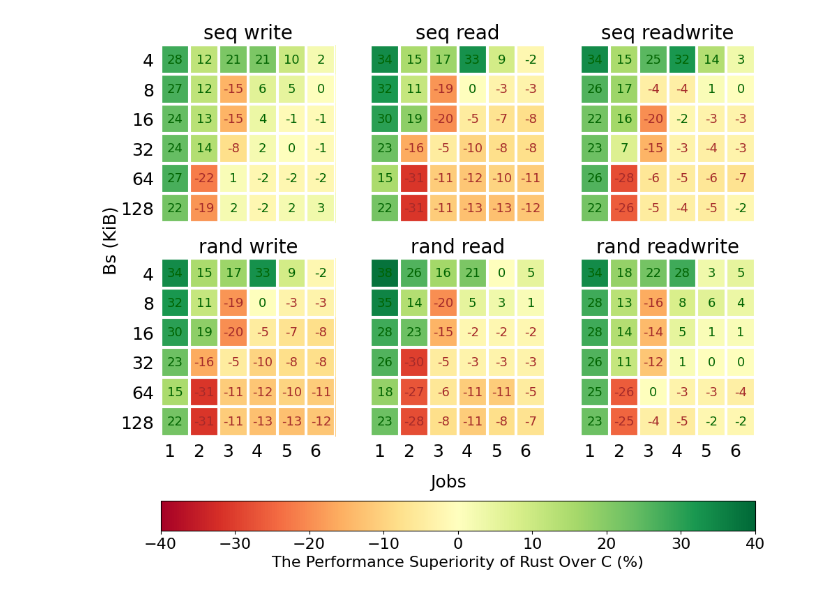
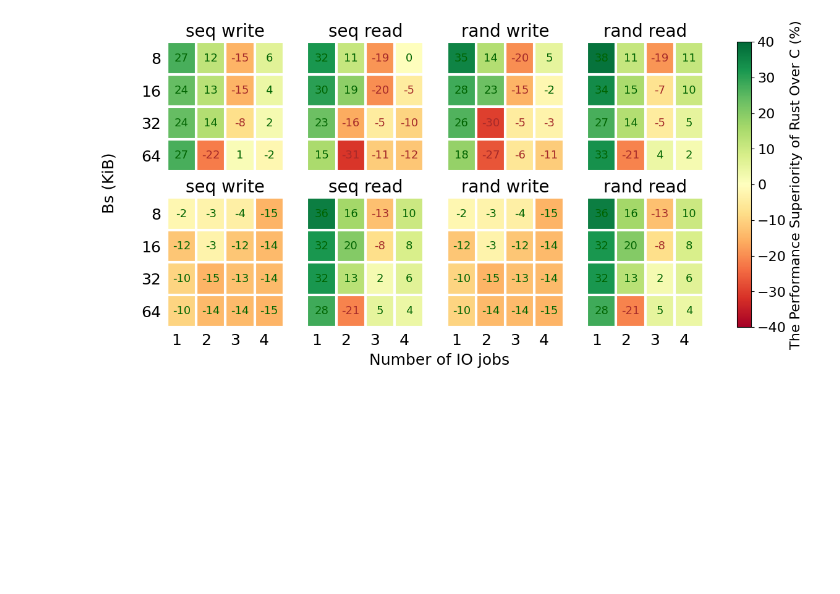
Before and after one commit to Richardhongyu/rfl_empirical_tools, a Jupyter notebook: figures_ppt/figure5.ipynb, the cells around one changed output. Drawn from its saved outputs; the diff is of its cells as text; code cells hidden in the pictures; blank space fills up the shorter version.

```diff
--- a/figures_ppt/figure5.ipynb
+++ b/figures_ppt/figure5.ipynb
@@ -7,11 +7,15 @@ import matplotlib as mpl
 from matplotlib import colors
 
 np.random.seed(19680801)
-data1 = np.random.rand(6,6) * 100 - 50
-data = np.load("out_np_1_10.npy").T
+data_sched = np.load("out_np_1_10.npy").T
+data_none = np.load("out_np.npy").T
+data = [data_sched, data_none]
 bs = [4,8,16,32,64,128]
-jobs = [1,2,3,4,5,6]
-title = np.array(['seq write', 'seq read', 'seq readwrite', 'rand write', 'rand read', 'rand readwrite']).reshape(2,3)
+bs = bs[1:5]
+jobs = [1,2,3,4]
+data_index = [0,1,3,4]
+# title = np.array(['seq write', 'seq read', 'seq readwrite', 'rand write', 'rand read', 'rand readwrite']).reshape(2,3)
+title = ['seq write', 'seq read', 'rand write', 'rand read']
 label_font_conf = {
     # "weight": "bold",
     "size": "18"
@@ -128,39 +132,39 @@ def annotate_heatmap(im, data=None, valfmt="{x:.2f}",
 
     # Loop over the data and create a `Text` for each "pixel".
     # Change the text's color depending on the data.
     texts = []
     for i in range(data.shape[0]):
         for j in range(data.shape[1]):
             kw.update(color=textcolors[int(im.norm(data[i, j]) > threshold)])
             text = im.axes.text(j, i, valfmt(data[i, j], None), **kw)
             texts.append(text)
 
     return texts
 
-fig, axs = plt.subplots(2,3,figsize=(11,10),dpi=100)
-jobs_y = 0.24
-fig.supylabel("Bs (KiB)", x=0.05, y=jobs_y+0.36, **label_font_conf)
-fig.supxlabel("Jobs", x=0.5, y=jobs_y, **label_font_conf)
+fig, axs = plt.subplots(2,4,figsize=(14,6),dpi=100)
+jobs_y = 0
+fig.supylabel("Bs (KiB)", x=0.05, y=jobs_y+0.5, **label_font_conf)
+fig.supxlabel("Number of IO jobs", x=0.44, y=jobs_y, **label_font_conf)
 
 images = []
 for i in range(2):
-    for j in range(3):
-        im, cbar = heatmap(data[(i + 1) * (j + 1) - 1].reshape(6,6), bs, jobs, ax=axs[i,j], cmap="RdYlGn", aspect='auto', vmin=-40, vmax=40)
+    for j in range(4):
+        im, cbar = heatmap(data[i][data_index[((i + 1) * (j + 1) - 1)%4]].reshape(6,6)[1:5, :4], bs, jobs, ax=axs[i,j], cmap="RdYlGn", aspect='auto', vmin=-40, vmax=40)
         images.append(im)
         texts = annotate_heatmap(im, valfmt="{x:.0f}", fontsize=13, textcolors=("#A52A2A", "darkgreen"))
         axs[i, j].label_outer()
-        axs[i, j].set_title(title[i, j], fontsize=20)
+        axs[i, j].set_title(title[j], fontsize=20)
 
 # 自适应创建colorbar的范围
 # vmin = min(image.get_array().min() for image in images)
 # vmax = max(image.get_array().max() for image in images)
 # norm = colors.Normalize(vmin=vmin, vmax=vmax)
 # for im in images:
 #     im.set_norm(norm)
 
-cbar = fig.colorbar(images[0], ax=axs, orientation='horizontal', pad=0.12)
+cbar = fig.colorbar(images[0], ax=axs, pad=0.05)
 cbar.ax.tick_params(labelsize=16)
 cbar.set_label("The Performance Superiority of Rust Over C (%)", size=16)
 plt.savefig("./figure5.pdf", bbox_inches="tight")
 # %% [output]
-[figure, old version]
+[figure, new version]
```
Also changed, not shown: 9 other files.
